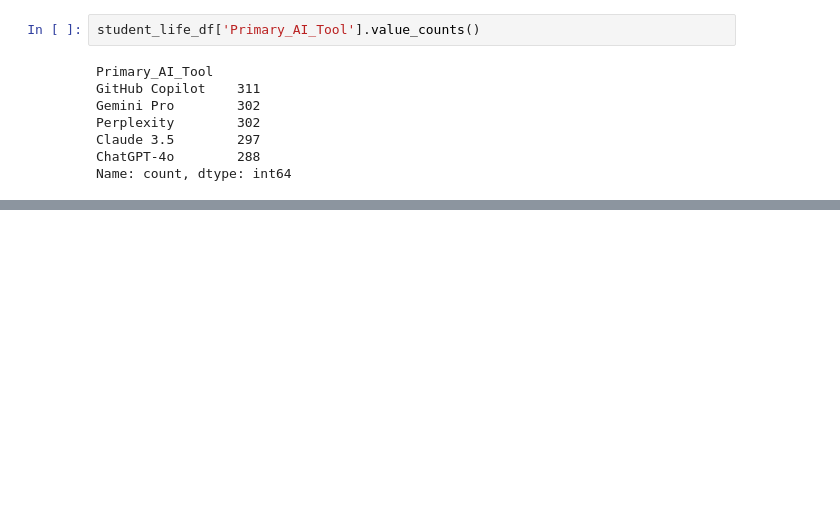
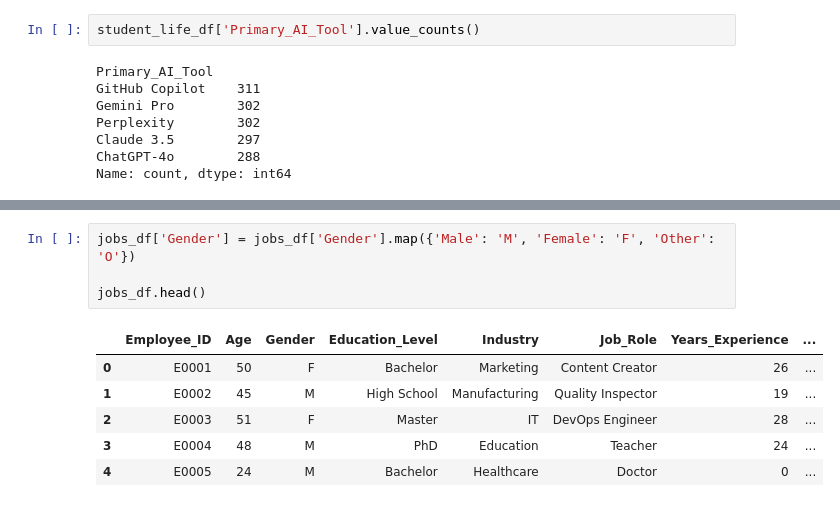
Before and after one commit to mjhess01/AI-Education-Analysis, a Jupyter notebook: Notebooks/dataset_exploration.ipynb, the cells around one changed output, grey strips where cells are left out. Cells and saved outputs as stored; diff of their text form; blank space fills up the shorter version.

```diff
--- a/Notebooks/dataset_exploration.ipynb
+++ b/Notebooks/dataset_exploration.ipynb
@@ -70,0 +225,11 @@ Name: count, dtype: int64
+# %%
+jobs_df['Gender'] = jobs_df['Gender'].map({'Male': 'M', 'Female': 'F', 'Other': 'O'})
+
+jobs_df.head()
+# %% [output]
+|  | Employee_ID | Age | Gender | Education_Level | Industry | Job_Role | Years_Experience | ... |
+| 0 | E0001 | 50 | F | Bachelor | Marketing | Content Creator | 26 | ... |
+| 1 | E0002 | 45 | M | High School | Manufacturing | Quality Inspector | 19 | ... |
+| 2 | E0003 | 51 | F | Master | IT | DevOps Engineer | 28 | ... |
+| 3 | E0004 | 48 | M | PhD | Education | Teacher | 24 | ... |
+| 4 | E0005 | 24 | M | Bachelor | Healthcare | Doctor | 0 | ... |
```
Also changed, not shown: parts of 19 cells of this notebook.
